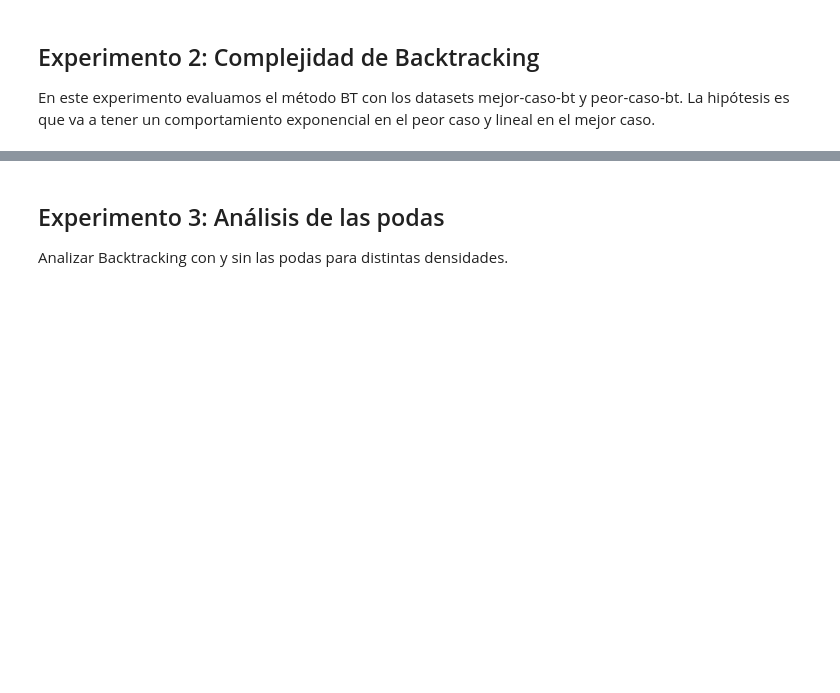
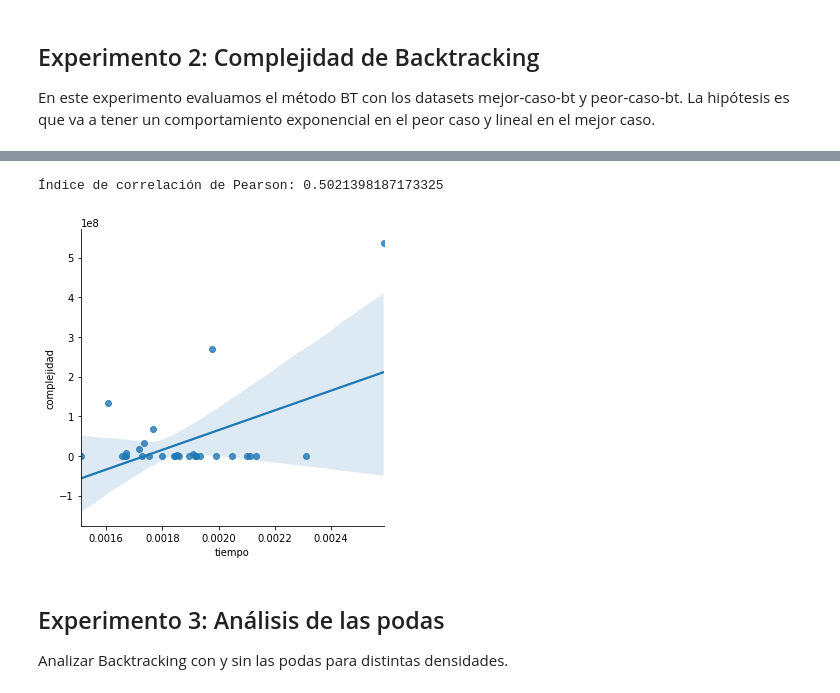
Before and after one commit to ShipOrSheep/tp1Algo3, a Jupyter notebook: experimentacion/analisis.ipynb, the cells around one changed output, grey strips where cells are left out. Saved outputs shown, nothing was run; the diff lists cells and outputs as text; code cells hidden in the pictures; blank space fills up the shorter version.

```diff
--- a/experimentacion/analisis.ipynb
+++ b/experimentacion/analisis.ipynb
@@ -89,10 +108,13 @@ plt.savefig("graficos/bt-complejidad-peor-caso.svg");
 # %%
 # Graficamos los tiempos de ejecución de la serie de instancias X1, ..., Xn vs la complejidad esperada.
-df_BT_peor_caso = df_resultados[(df_resultados["metodo"]=="BT") & (df_resultados["dataset"] == "peor-caso-BT")].copy();
+df_BT_peor_caso = df_resultados[(df_resultados["metodo"]=="BT") & (df_resultados["dataset"] == "peor-caso-bt")].copy();
 df_BT_peor_caso["complejidad"] = 2.0 ** df_BT_peor_caso["n"];
 fig = sns.lmplot(data=df_BT_peor_caso, x="tiempo", y="complejidad");
 plt.savefig("graficos/bt-correlacion-peor-caso.svg");
 print("Índice de correlación de Pearson:", correlacion_pearson(df_BT_peor_caso, "tiempo", "complejidad"));
+# %% [output]
+Índice de correlación de Pearson: 0.5021398187173325
+[figure, added]
 # %% [markdown]
 ## Experimento 3: Análisis de las podas
 Analizar Backtracking con y sin las podas para distintas densidades.
```
Also changed, not shown: parts of 15 cells of this notebook, 2 other files.
